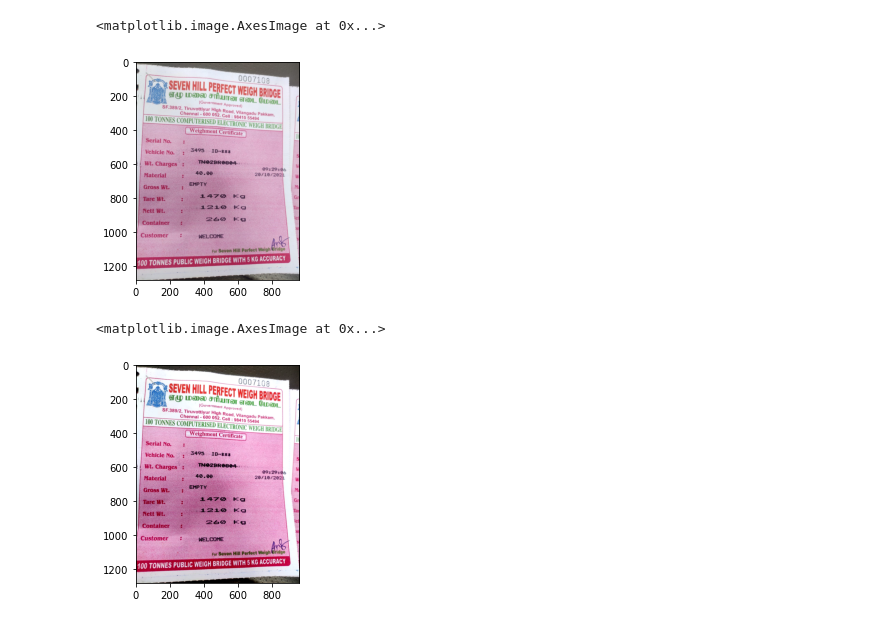
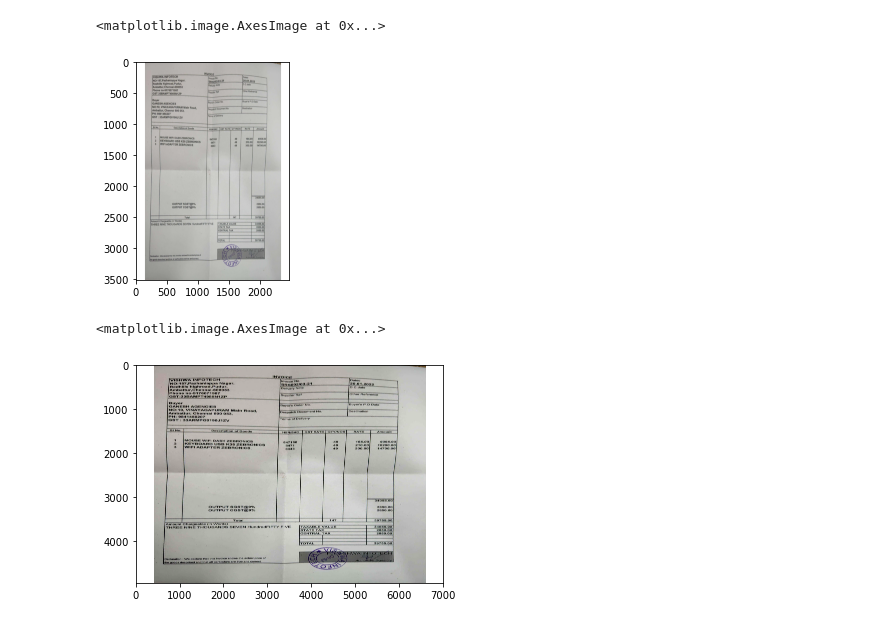
Before and after one commit to reshma-0014/text-extraction-model, a Jupyter notebook: image to text converter.ipynb, the cells around one changed output. Saved outputs shown, nothing was run; the diff lists cells and outputs as text; code cells hidden in the pictures.

```diff
--- a/image to text converter.ipynb
+++ b/image to text converter.ipynb
@@ -9,9 +9,9 @@ os.chdir('C:/Users/ELCOT/desktop')
 # %%
-img = Image.open('testbill.JPEG')
+img = Image.open('0001.JPG')
 plt.imshow(img)
 # %% [output]
 <matplotlib.image.AxesImage at 0x...>
-[figure, old version]
+[figure, new version]
 # %%
 enhancer= ImageEnhance.Contrast(img)
 contrastim= enhancer.enhance(1.5)
@@ -21,7 +21,7 @@ sharpenim=enhancer.enhance(1.5)
 plt.imshow(sharpenim)
 # %% [output]
 <matplotlib.image.AxesImage at 0x...>
-[figure, old version]
+[figure, new version]
 # %%
 pytesseract.pytesseract.tesseract_cmd= 'C:/Program Files/Tesseract-OCR/tesseract'
 TESSDATA_PREFIX='C:/Program Files/Tesseract-OCR'
```
Also changed, not shown: parts of 3 cells of this notebook.
